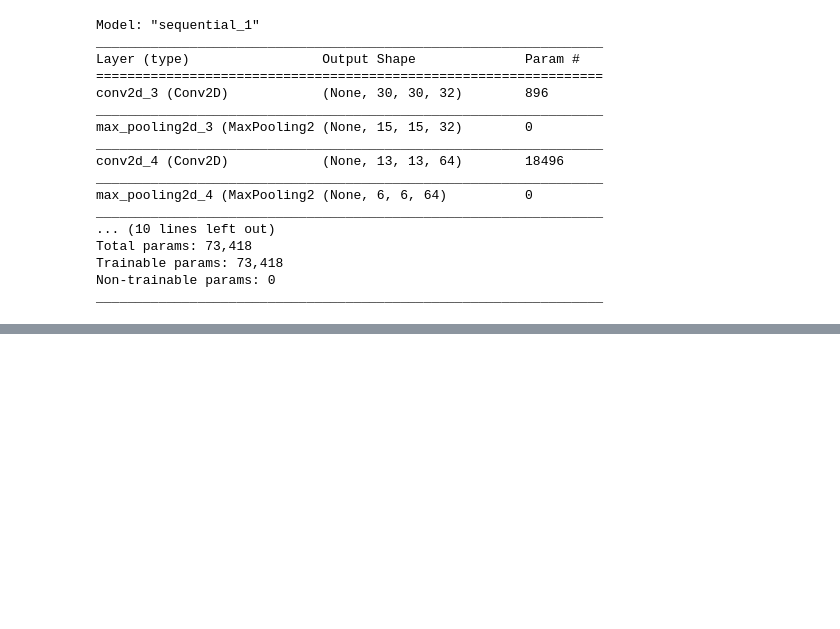
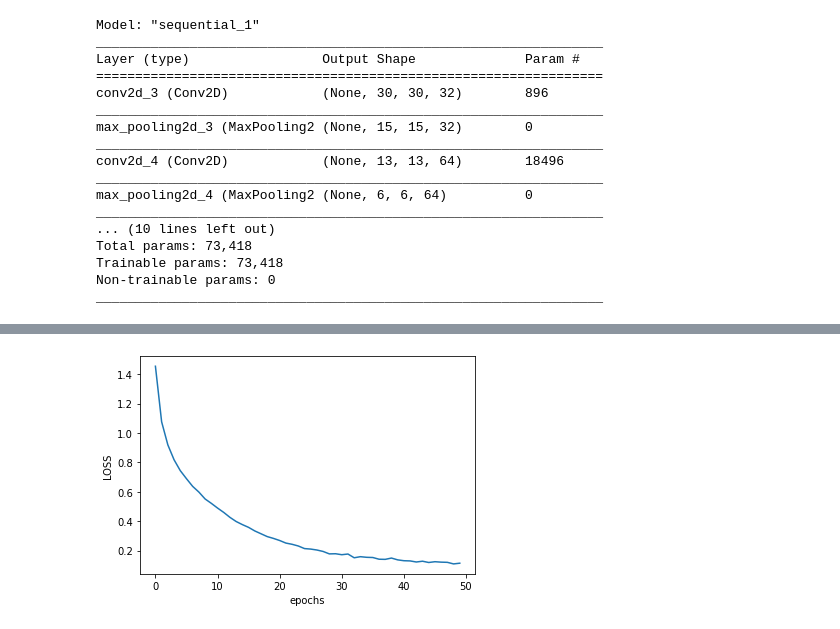
Before and after one commit to AvishkaSandeepa/EN2550-2020-Assignment-04, a Jupyter notebook: Assignment04_part04.ipynb, the cells around one changed output, grey strips where cells are left out. Drawn from its saved outputs; the diff is of its cells as text; code cells hidden in the pictures; blank space fills up the shorter version.

Commit message:
create a model compile and train it using pre built functions. then plot losses and accuracies

```diff
--- a/Assignment04_part04.ipynb
+++ b/Assignment04_part04.ipynb
@@ -69,3 +69,6 @@ Total params: 73,418
 Trainable params: 73,418
 Non-trainable params: 0
 _________________________________________________________________
+# %%
+model.compile(optimizer='adam',loss=tf.keras.losses.CategoricalCrossentropy(from_logits=True),metrics=["accuracy"])
+history=model.fit(x_train,y_train,epochs=50,batch_size=50,validation_data=(x_test,y_test),)
@@ -71,0 +93,11 @@ _________________________________________________________________
+# %%
+loss_history, test_loss_history, train_acc_history,val_acc_history = (history.history['loss'],history.history['val_loss'],history.history['accuracy'],history.history['val_accuracy'])
+# %%
+fig, axes = plt.subplots()
+axes.plot(loss_history)
+axes.set_xlabel("epochs")
+axes.set_ylabel("LOSS")
+plt.show()
+fig.savefig('LOSS.png',transparent=True)
+# %% [output]
+[figure, added]
```
Also changed, not shown: parts of 4 cells of this notebook.
